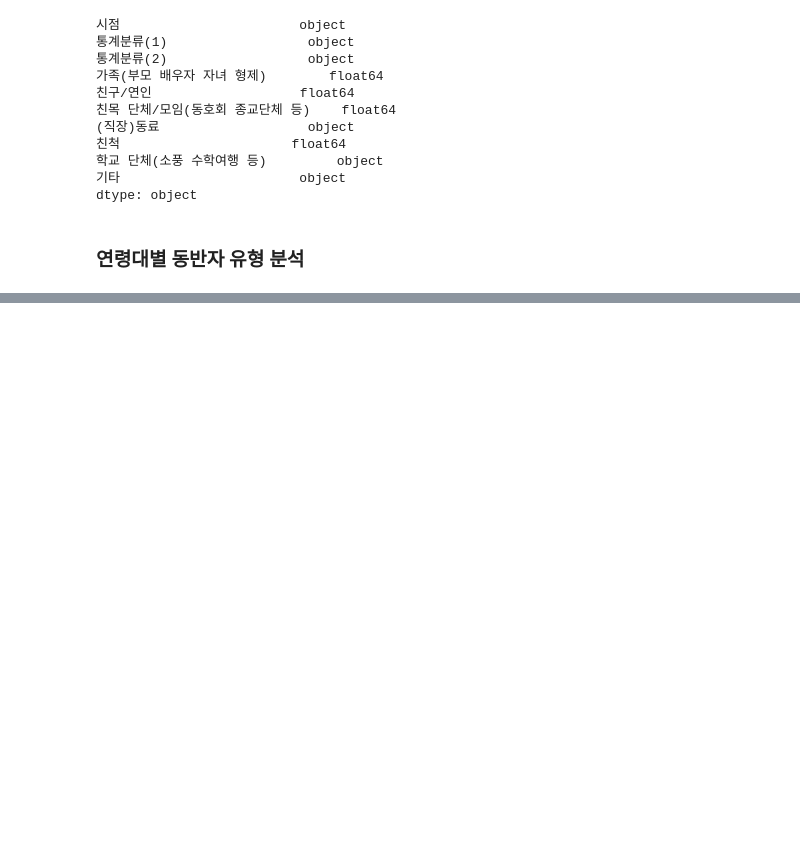
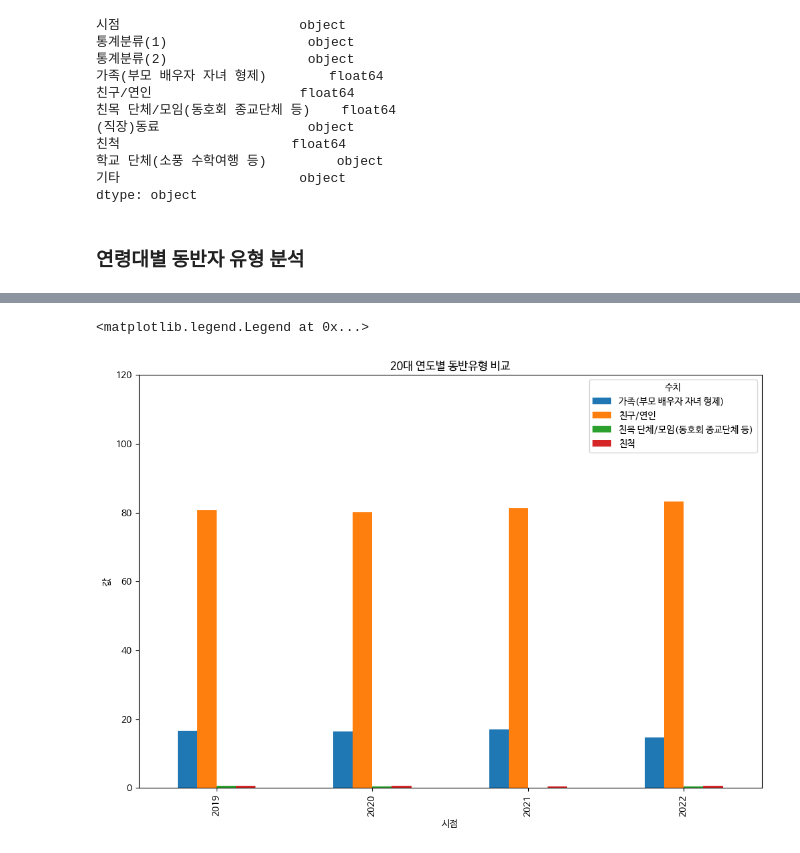
Before and after one commit to nohjuhyeon/AI_LKJ_hubs_fastapi, a Jupyter notebook: data_analysis/persona/sc_persona_result.ipynb, the cells around one changed output, grey strips where cells are left out. Saved outputs shown, nothing was run; the diff lists cells and outputs as text; code cells hidden in the pictures; blank space fills up the shorter version.

```diff
--- a/data_analysis/persona/sc_persona_result.ipynb
+++ b/data_analysis/persona/sc_persona_result.ipynb
@@ -90,0 +100,13 @@ df_twenty
+# %%
+df_twenty_combined = df_twenty.groupby('시점').sum()
+
+# 그래프 그리기
+df_twenty_combined.plot(kind='bar', figsize=(12, 8))
+plt.title('20대 연도별 동반유형 비교')
+plt.xlabel('시점')
+plt.ylabel('값')
+plt.ylim(0, 120)  # y축 범위 조정
+plt.legend(title='수치')  # 범례 추가
+# %% [output]
+<matplotlib.legend.Legend at 0x...>
+[figure, added]
```
Also changed, not shown: parts of 2 cells of this notebook.
